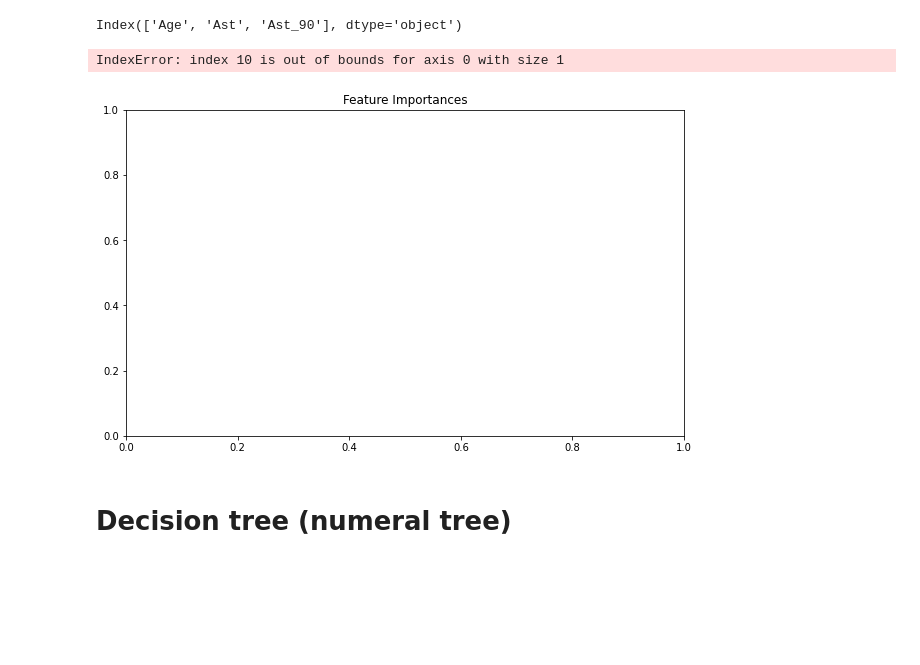
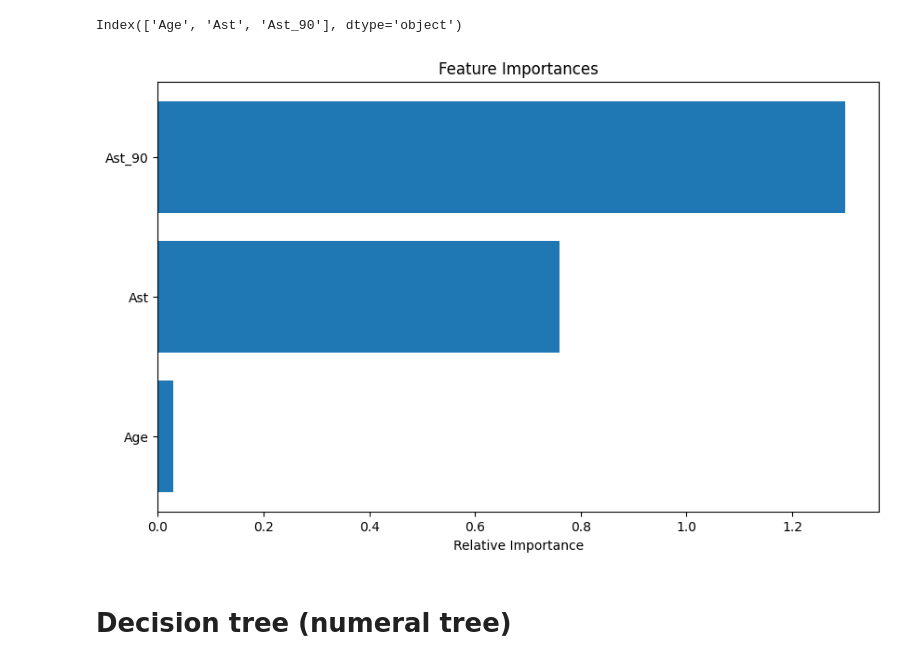
Before and after one commit to benjokapu/tpAvanzadoIA, a Jupyter notebook: analisis.ipynb, the cells around one changed output. Drawn from its saved outputs; the diff is of its cells as text; code cells hidden in the pictures; blank space fills up the shorter version.

```diff
--- a/analisis.ipynb
+++ b/analisis.ipynb
@@ -227,16 +228,15 @@ Index(['Age', 'Ast', 'Ast_90'], dtype='object')
 # %%
 importances = abs(log_model.coef_)[::-1]
 indices = np.argsort(importances)
 
 plt.figure(figsize=(10, 6))
 plt.title("Feature Importances")
-plt.barh(range(X_train.shape[1]), importances[indices], align="center")
-plt.yticks(range(X_train.shape[1]), X_train.columns[indices])
+plt.barh(range(X_train.shape[1]), importances[0], align="center")
+plt.yticks(range(X_train.shape[1]), X_train.columns)
 plt.xlabel("Relative Importance")
 plt.show()
 # %% [output]
-IndexError: index 10 is out of bounds for axis 0 with size 1
-[figure, old version]
+[figure, new version]
 # %% [markdown]
 # Decision tree (numeral tree)
 # %% [markdown]
```
Also changed, not shown: parts of 34 cells of this notebook.
